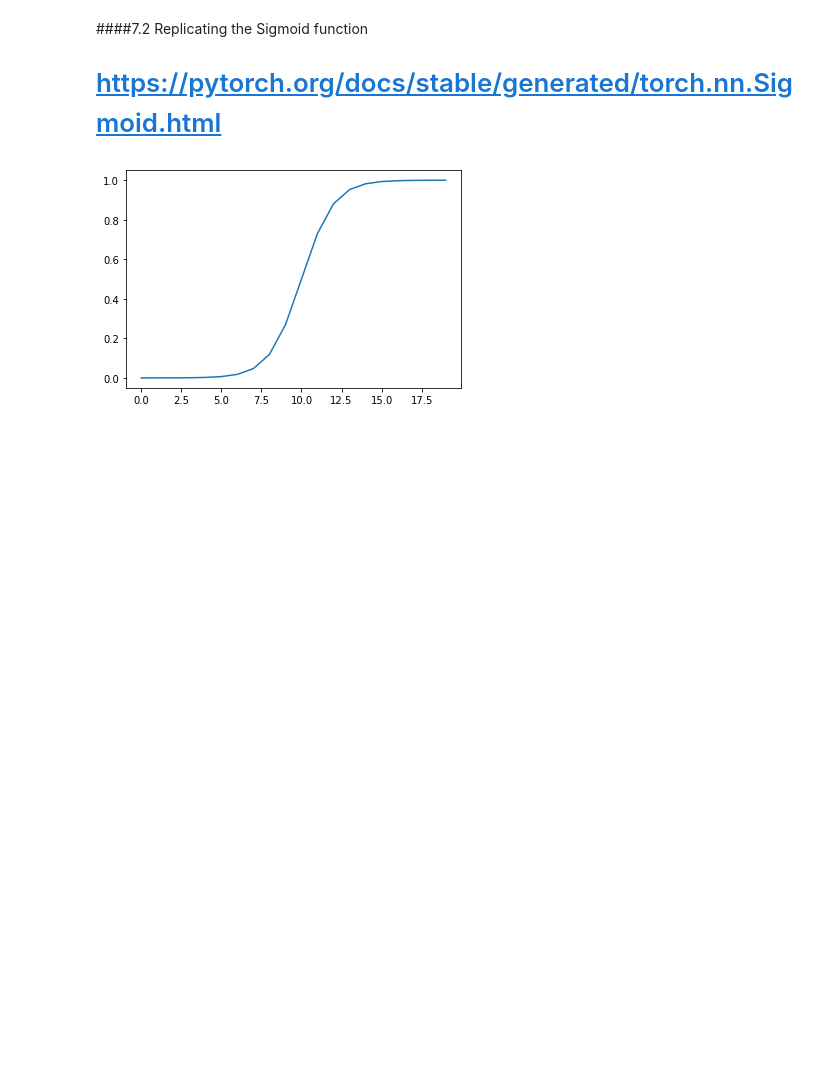
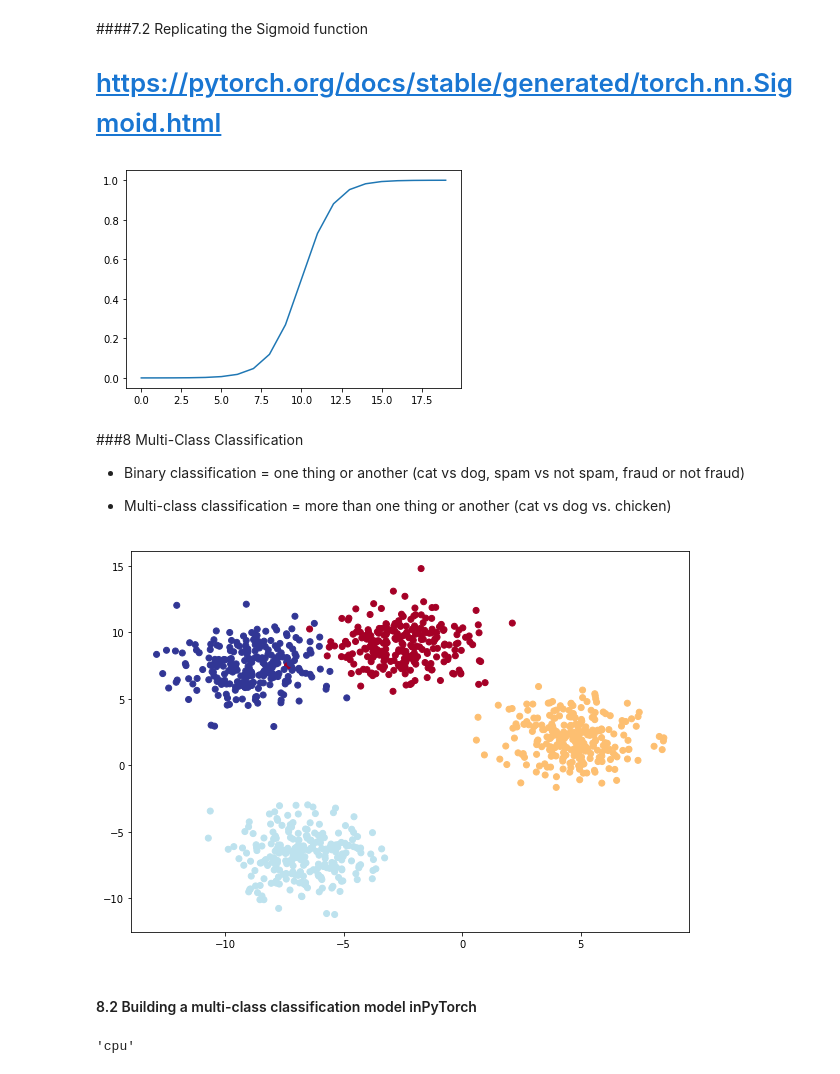
Before and after one commit to tincorpai/Deep_Learning_Pytorch, a Jupyter notebook: PyTorch_Neural_Network_Classification_.ipynb, the cells around one changed output. Saved outputs shown, nothing was run; the diff lists cells and outputs as text; code cells hidden in the pictures; blank space fills up the shorter version.

```diff
--- a/PyTorch_Neural_Network_Classification_.ipynb
+++ b/PyTorch_Neural_Network_Classification_.ipynb
@@ -1145,3 +1143,55 @@ def sigmoid(x):
 plt.plot(torch.sigmoid(A));
 # %% [output]
 [figure]
+# %% [markdown]
+###8 Multi-Class Classification
+
+
+* Binary classification = one thing or another (cat vs dog, spam vs not spam, fraud or not fraud)
+
+* Multi-class classification = more than one thing or another (cat vs dog vs. chicken)
+# %%
+# Import dependencies
+import torch
+import matplotlib.pyplot as plt
+from sklearn.datasets import make_blobs #https://scikit-learn.org/stable/modules/generated/sklearn.datasets.make_blobs.html#sklearn.datasets.make_blobs
+from sklearn.model_selection import train_test_split
+
+
+#Set the hyperparameters for data creation
+NUM_CLASSES = 4
+NUM_FEATURES = 2
+RANDOM_SEED = 42
+
+
+# 1. Create multi-class data
+X_blob, y_blob = make_blobs(n_samples = 1000,
+                            n_features = NUM_FEATURES,
+                            centers=NUM_CLASSES,
+                            cluster_std=1.5, # give the clusters a little shake up
+                            random_state=RANDOM_SEED)
+
+#2. Turn data into tensors
+X_blob = torch.from_numpy(X_blob).type(torch.float)
+y_blob = torch.from_numpy(y_blob).type(torch.LongTensor)
+
+
+#3. Split into training and test
+X_blob_train, X_blob_test, y_blob_train, y_blob_test = train_test_split(X_blob,
+                                                                        y_blob,
+                                                                        test_size=0.2,
+                                                                        random_state=RANDOM_SEED)
+
+#Plot data (VIsualize)
+plt.figure(figsize=(10, 7))
+plt.scatter(X_blob[:, 0], X_blob[:, 1], c=y_blob, cmap=plt.cm.RdYlBu);
+# %% [output]
+[figure, added]
+# %% [markdown]
+#### 8.2 Building a multi-class classification model inPyTorch
+# %%
+#Create device agnostic code
+device = "cuda" if torch.cuda.is_available() else "cpu"
+device
+# %% [output]
+'cpu'
```
Also changed, not shown: parts of 36 cells of this notebook.
